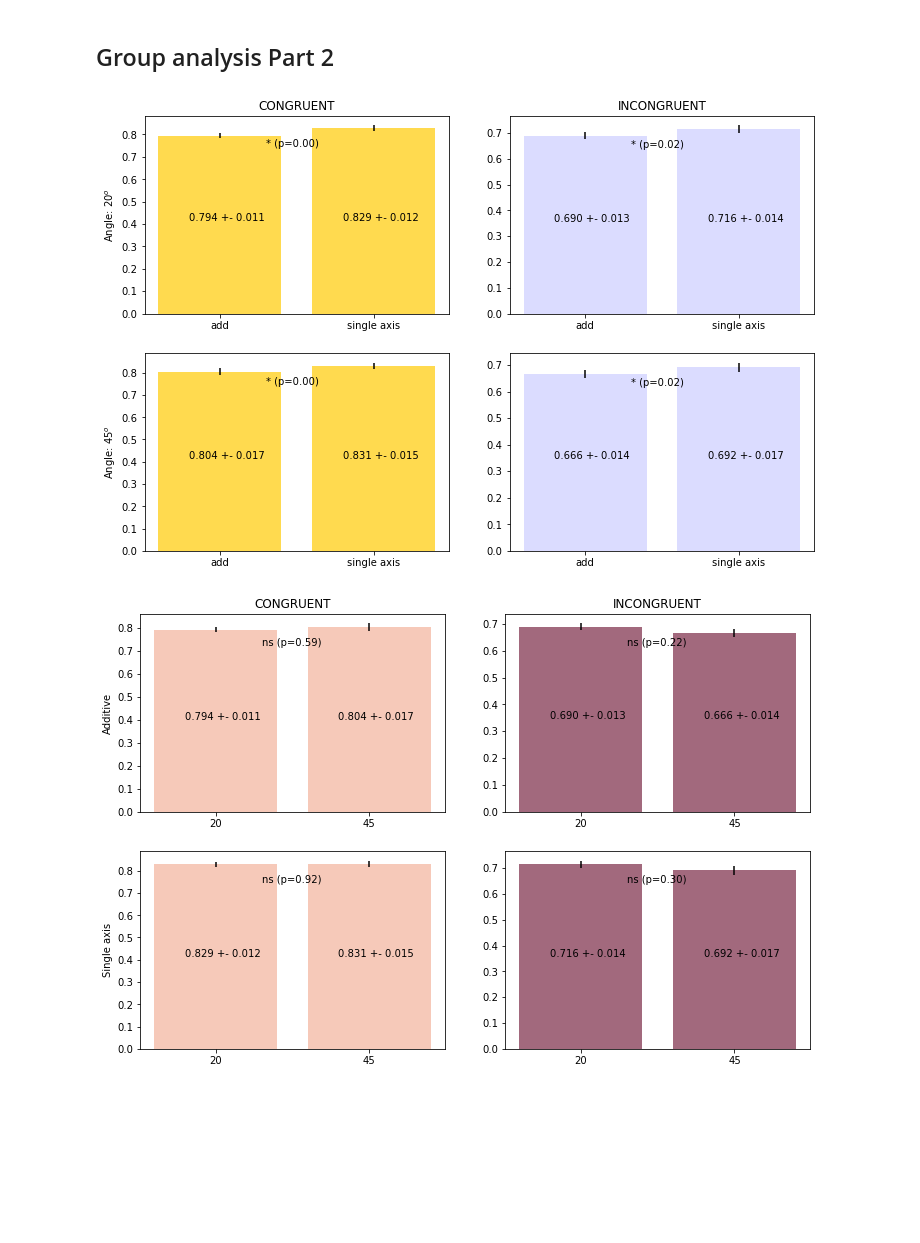
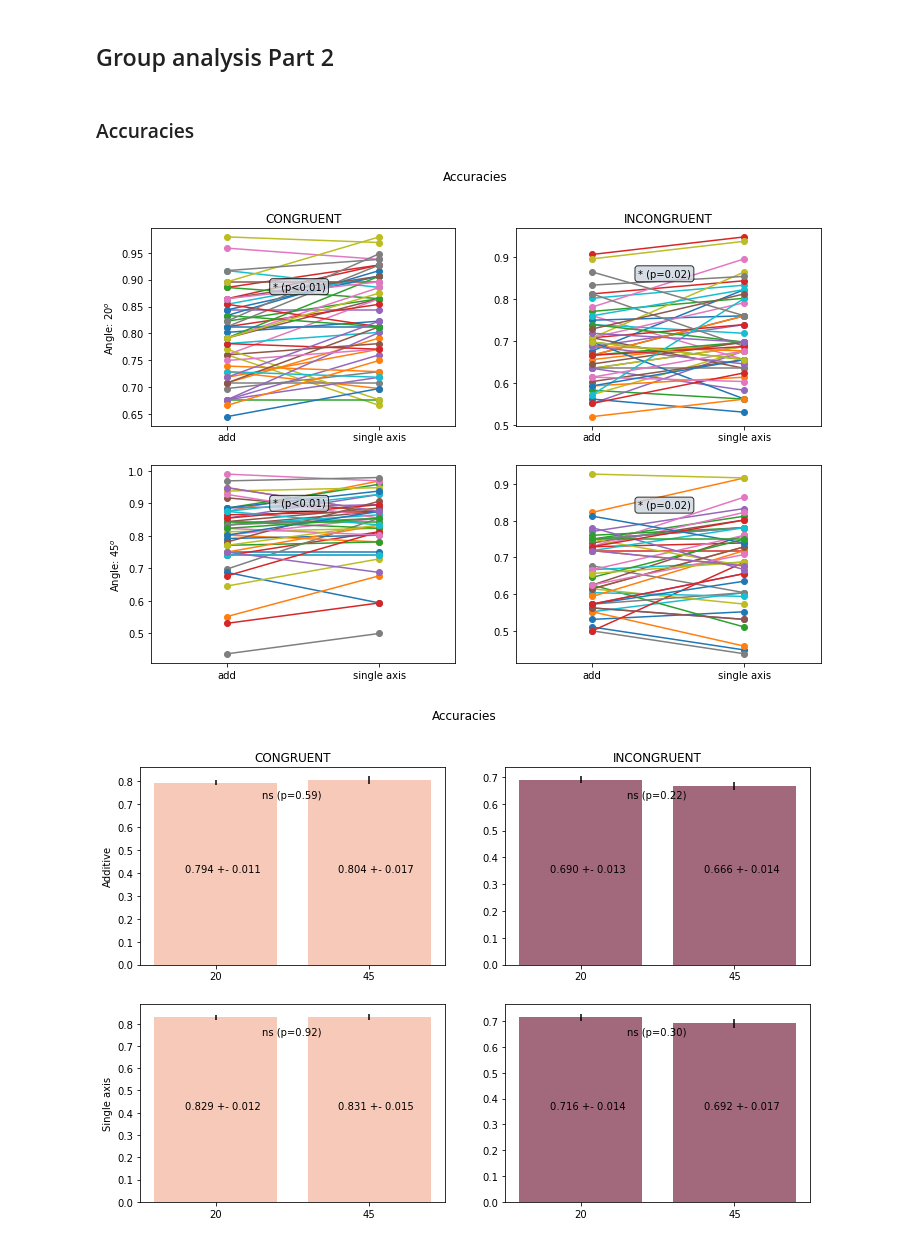
Before and after one commit to dokato/2drdk, a Jupyter notebook: data_analysis.ipynb, the cells around one changed output. Drawn from its saved outputs; the diff is of its cells as text; code cells hidden in the pictures; blank space fills up the shorter version.

Commit message:
new plots

```diff
--- a/data_analysis.ipynb
+++ b/data_analysis.ipynb
@@ -222,6 +265,8 @@ plt.show()
 [figure]
 # %% [markdown]
 ## Group analysis Part 2
+# %% [markdown]
+### Accuracies
 # %%
 correct_congr_20, correct_incon_20 = [], []
 correct_congr_tr_20, correct_incon_tr_20 = [], []
@@ -272,18 +302,23 @@ avg_inctr_45, ste_inctr_45 = compute_mean_sterr_from_vector(correct_incon_tr_45)
 # %%
 plt.figure(figsize=(12,8))
 plt.subplot(221)
-plot_barplot_two_means(avg_cong_20, ste_cong_20, avg_contr_20, ste_contr_20, p_val = p_con_20, name1 = 'add', name2 = 'single axis', y_label = 'Angle: 20$^o$', bar_col = '#ffda4f')
+plot_paired_value_lines(correct_congr_20, correct_congr_tr_20, p_val = p_con_20, name1 = 'add', name2 = 'single axis', y_label = 'Angle: 20$^o$')
+#plot_barplot_two_means(avg_cong_20, ste_cong_20, avg_contr_20, ste_contr_20, p_val = p_con_20, name1 = 'add', name2 = 'single axis', y_label = 'Angle: 20$^o$', bar_col = '#ffda4f')
 plt.title('CONGRUENT')
 plt.subplot(222)
-plot_barplot_two_means(avg_inc_20, ste_inc_20, avg_inctr_20, ste_inctr_20, p_val = p_inc_20, name1 = 'add', name2 = 'single axis', bar_col = '#dbdcff')
+plot_paired_value_lines(correct_incon_20, correct_incon_tr_20, p_val = p_inc_20, name1 = 'add', name2 = 'single axis')
+#plot_barplot_two_means(avg_inc_20, ste_inc_20, avg_inctr_20, ste_inctr_20, p_val = p_inc_20, name1 = 'add', name2 = 'single axis', bar_col = '#dbdcff')
 plt.title('INCONGRUENT')
 plt.subplot(223)
-plot_barplot_two_means(avg_cong_45, ste_cong_45, avg_contr_45, ste_contr_45, p_val = p_con_20, name1 = 'add', name2 = 'single axis', y_label = 'Angle: 45$^o$', bar_col = '#ffda4f')
+plot_paired_value_lines(correct_congr_45, correct_congr_tr_45, p_val = p_con_45, name1 = 'add', name2 = 'single axis', y_label = 'Angle: 45$^o$')
+#plot_barplot_two_means(avg_cong_45, ste_cong_45, avg_contr_45, ste_contr_45, p_val = p_con_45, name1 = 'add', name2 = 'single axis', y_label = 'Angle: 45$^o$', bar_col = '#ffda4f')
 plt.subplot(224)
-plot_barplot_two_means(avg_inc_45, ste_inc_45, avg_inctr_45, ste_inctr_45, p_val = p_inc_20, name1 = 'add', name2 = 'single axis', bar_col = '#dbdcff')
+plot_paired_value_lines(correct_incon_45, correct_incon_tr_45, p_val = p_inc_45, name1 = 'add', name2 = 'single axis')
+#plot_barplot_two_means(avg_inc_45, ste_inc_45, avg_inctr_45, ste_inctr_45, p_val = p_inc_45, name1 = 'add', name2 = 'single axis', bar_col = '#dbdcff')
+plt.suptitle('Accuracies')
 plt.show()
 # %% [output]
-[figure, old version]
+[figure, new version]
 # %%
 t_st_con, p_con = st.ttest_ind(correct_congr_20, correct_congr_45)
 t_st_inc, p_inc = st.ttest_ind(correct_incon_20, correct_incon_45)
@@ -301,6 +336,7 @@ plt.subplot(223)
 plot_barplot_two_means(avg_contr_20, ste_contr_20, avg_contr_45, ste_contr_45, p_val = p_con_t, name1 = '20', name2 = '45', y_label = 'Single axis', bar_col = '#f6c9b9')
 plt.subplot(224)
 plot_barplot_two_means(avg_inctr_20, ste_inctr_20, avg_inctr_45, ste_inctr_45, p_val = p_inc_t, name1 = '20', name2 = '45', bar_col = '#a2697d')
+plt.suptitle('Accuracies')
 plt.show()
 # %% [output]
-[figure, old version]
+[figure, new version]
```
Also changed, not shown: parts of 9 cells of this notebook.
